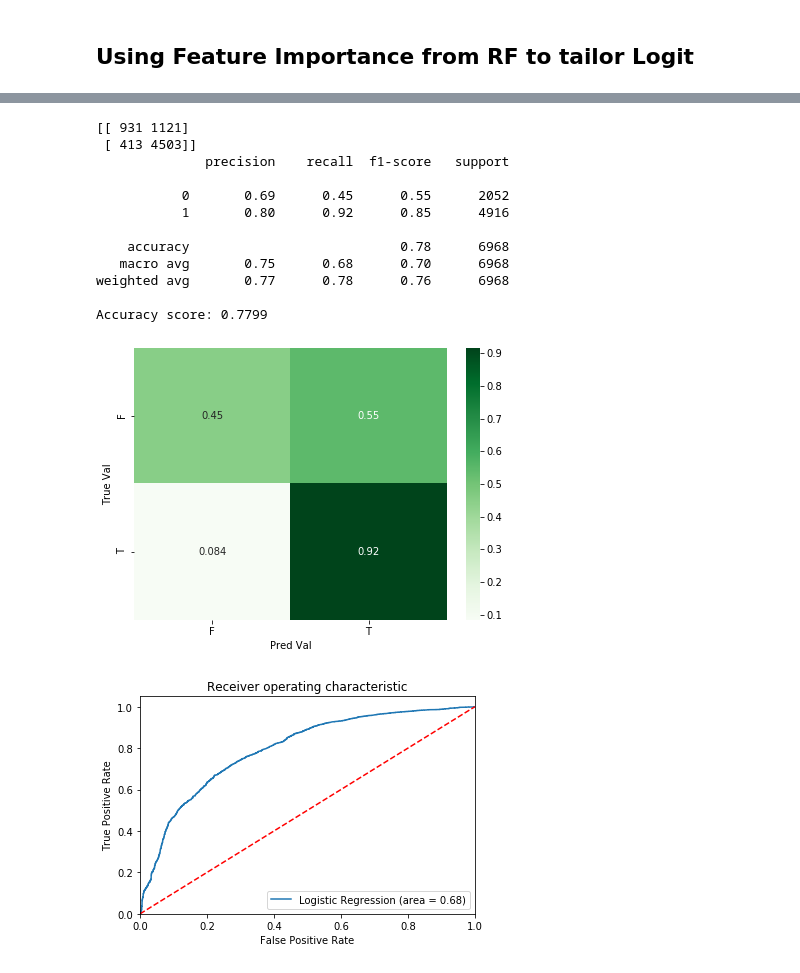
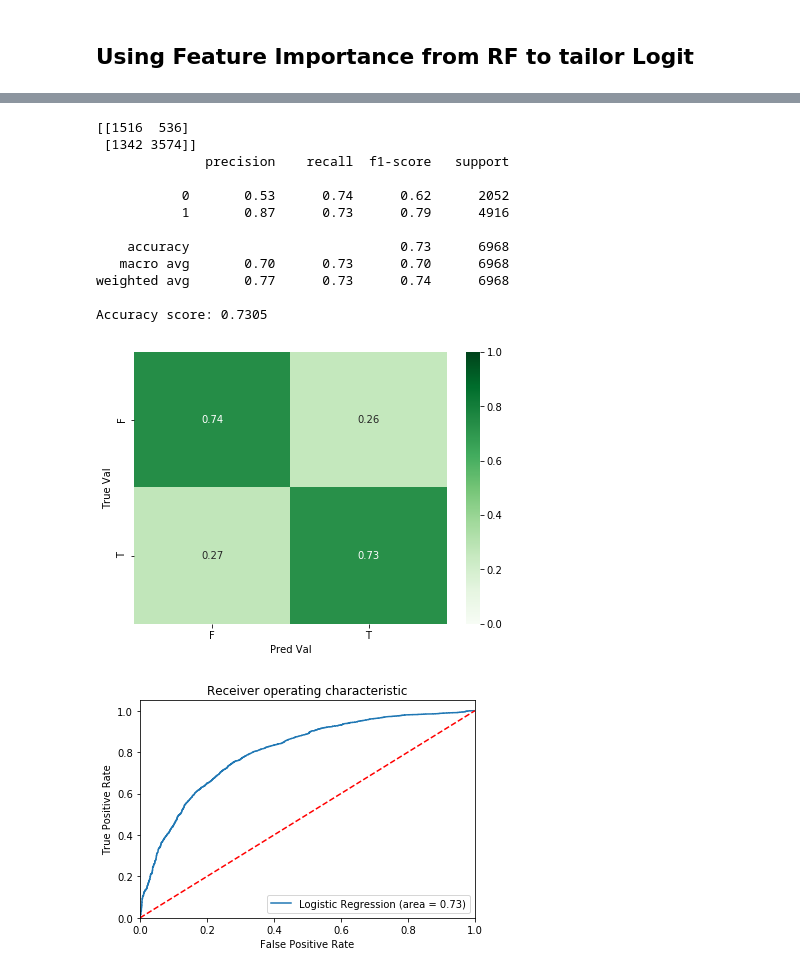
Before and after one commit to zapatos24/senator_nlp_vote_prediction, a Jupyter notebook: baseline_model_development.ipynb, the cells around one changed output, grey strips where cells are left out. Saved outputs shown, nothing was run; the diff lists cells and outputs as text; code cells hidden in the pictures.

Commit message:
incorporate SMOTE into baseline model development, improving accuracy

```diff
--- a/baseline_model_development.ipynb
+++ b/baseline_model_development.ipynb
@@ -39,7 +43,7 @@ def confusion_reporting(true_values, pred_values):
                          index=['F', 'T'],
                          columns=['F', 'T'])
     plt.figure(figsize=(7, 5))
-    sns.heatmap(df_cm, annot=True, cmap='Greens')
+    sns.heatmap(df_cm, annot=True, cmap='Greens', vmin=0, vmax=1)
     plt.xlabel('Pred Val')
     plt.ylabel('True Val')
     plt.show()
@@ -252,8 +230,13 @@ X_test = scalar.transform(X_test)
 
 # X_train_df = pd.DataFrame(X_train, index=y_train.index, columns=X.columns)
 # X_test_df = pd.DataFrame(X_test, index=y_test.index, columns=X.columns)
+# %%
+os = SMOTE(random_state=0)
+columns = X.columns
+os_data_X, os_data_y = os.fit_sample(X_train, y_train)
+os_data_X = pd.DataFrame(data=os_data_X, columns=columns)
 # %%
-rf_clf.fit(X_train, y_train)
+rf_clf.fit(os_data_X, os_data_y)
 y_pred = rf_clf.predict(X_test)
 # %%
 confusion_reporting(y_test, y_pred)
@@ -400,39 +371,44 @@ Please also refer to the documentation for alternative solver options:
 # %%
 y = main_df[dep_col]
-X = main_df[feat_imp['feature'].iloc[:11].values]
+X = main_df[feat_imp['feature'].iloc[:18].values]
 
 scalar = StandardScaler()
 
 X_train, X_test, y_train, y_test = train_test_split(X, y, test_size=0.3, random_state=0)
 
 X_train = scalar.fit_transform(X_train)
 X_test = scalar.transform(X_test)
 
-X_train_df = pd.DataFrame(X_train, index=y_train.index, columns=X.columns)
-X_test_df = pd.DataFrame(X_test, index=y_test.index, columns=X.columns)
+# X_train_df = pd.DataFrame(X_train, index=y_train.index, columns=X.columns)
+# X_test_df = pd.DataFrame(X_test, index=y_test.index, columns=X.columns)
+
+os = SMOTE(random_state=0)
+columns = X.columns
+os_data_X, os_data_y = os.fit_sample(X_train, y_train)
+os_data_X = pd.DataFrame(data=os_data_X, columns=columns)
 
 logreg = LogisticRegression()
-logreg.fit(X_train, y_train)
+logreg.fit(os_data_X, os_data_y)
 y_pred = logreg.predict(X_test)
 
 confusion_reporting(y_test, y_pred)
 # %% [output]
-[[ 931 1121]
- [ 413 4503]]
+[[1516  536]
+ [1342 3574]]
               precision    recall  f1-score   support
 
-           0       0.69      0.45      0.55      2052
-           1       0.80      0.92      0.85      4916
+           0       0.53      0.74      0.62      2052
+           1       0.87      0.73      0.79      4916
 
-    accuracy                           0.78      6968
-   macro avg       0.75      0.68      0.70      6968
-weighted avg       0.77      0.78      0.76      6968
+    accuracy                           0.73      6968
+   macro avg       0.70      0.73      0.70      6968
+weighted avg       0.77      0.73      0.74      6968
 
-Accuracy score: 0.7799
+Accuracy score: 0.7305
-[figure, old version]
+[figure, new version]
 # %%
-logit_roc_auc = roc_auc_score(y_test, logreg.predict(X_test_df))
-fpr, tpr, thresholds = roc_curve(y_test, logreg.predict_proba(X_test_df)[:,1])
+logit_roc_auc = roc_auc_score(y_test, logreg.predict(X_test))
+fpr, tpr, thresholds = roc_curve(y_test, logreg.predict_proba(X_test)[:,1])
 plt.figure()
 plt.plot(fpr, tpr, label='Logistic Regression (area = %0.2f)' % logit_roc_auc)
 plt.plot([0, 1], [0, 1],'r--')
@@ -445,4 +421,4 @@ plt.legend(loc="lower right")
 plt.savefig('Log_ROC')
 plt.show()
 # %% [output]
-[figure, old version]
+[figure, new version]
```
Also changed, not shown: parts of 19 cells of this notebook.
